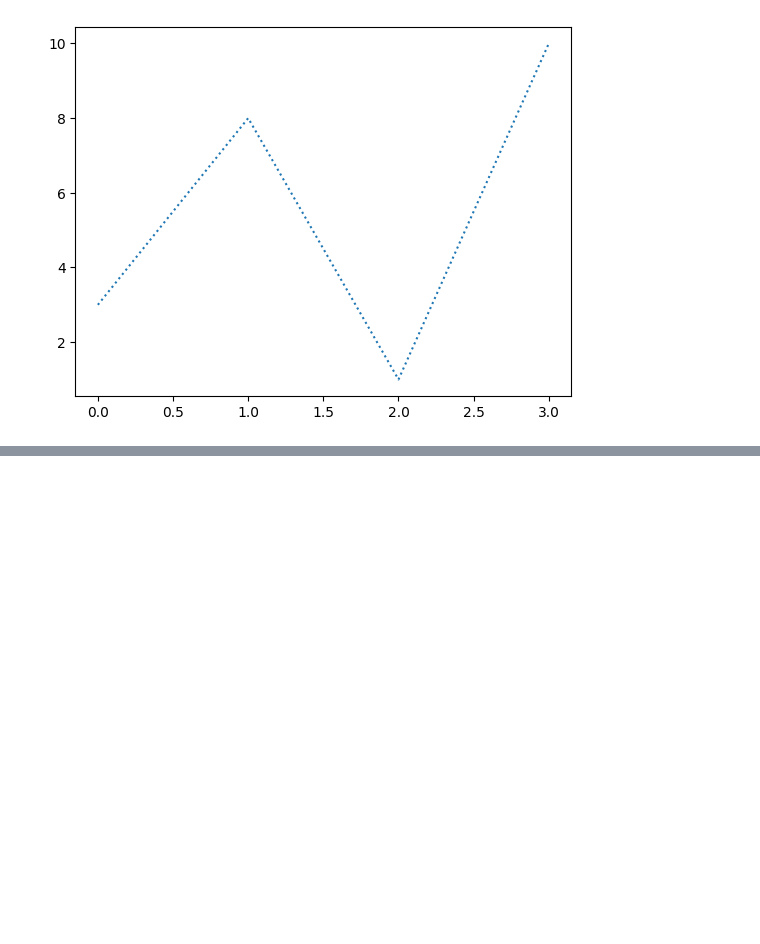
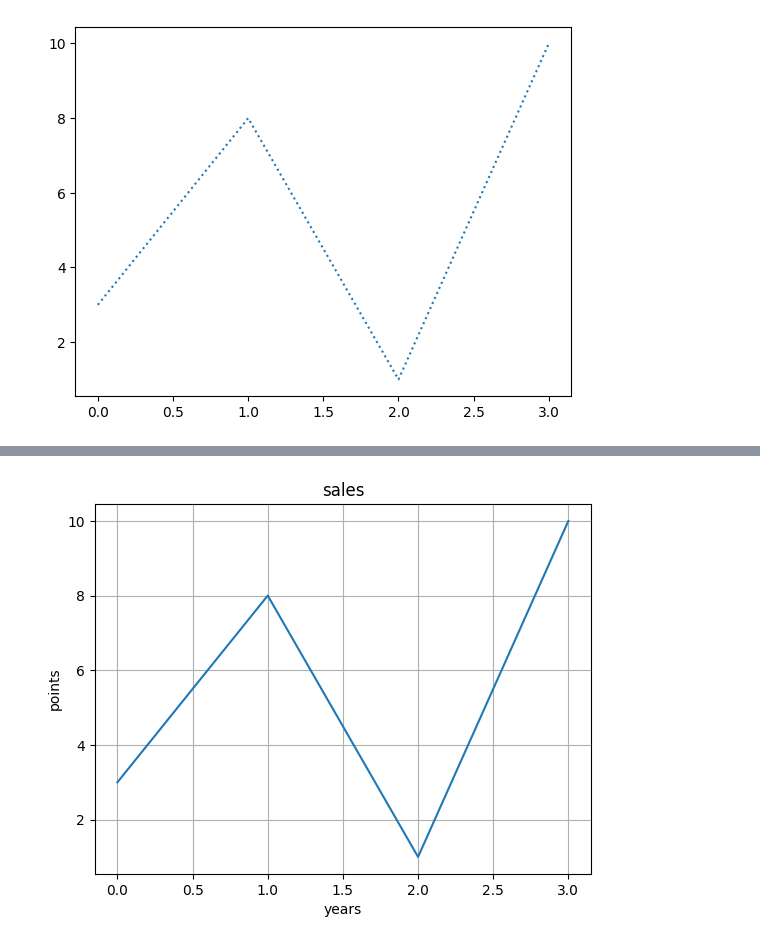
Before and after one commit to shashankkanthula/Python-basics, a Jupyter notebook: matplotlib.ipynb, the cells around one changed output, grey strips where cells are left out. Drawn from its saved outputs; the diff is of its cells as text; code cells hidden in the pictures; blank space fills up the shorter version.

```diff
--- a/matplotlib.ipynb
+++ b/matplotlib.ipynb
@@ -95,0 +96,12 @@ plt.show()
+# %%
+#grid (adding grid to the graph)
+import matplotlib.pyplot as plt
+import numpy as np
+ypoints= np.array([3,8,1,10])
+plt.plot(ypoints)
+plt.title('sales')
+plt.xlabel('years')
+plt.ylabel('points')
+plt.grid() #in the place of show we are going to replace it with grid
+# %% [output]
+[figure, added]
```
Also changed, not shown: parts of 6 cells of this notebook.
